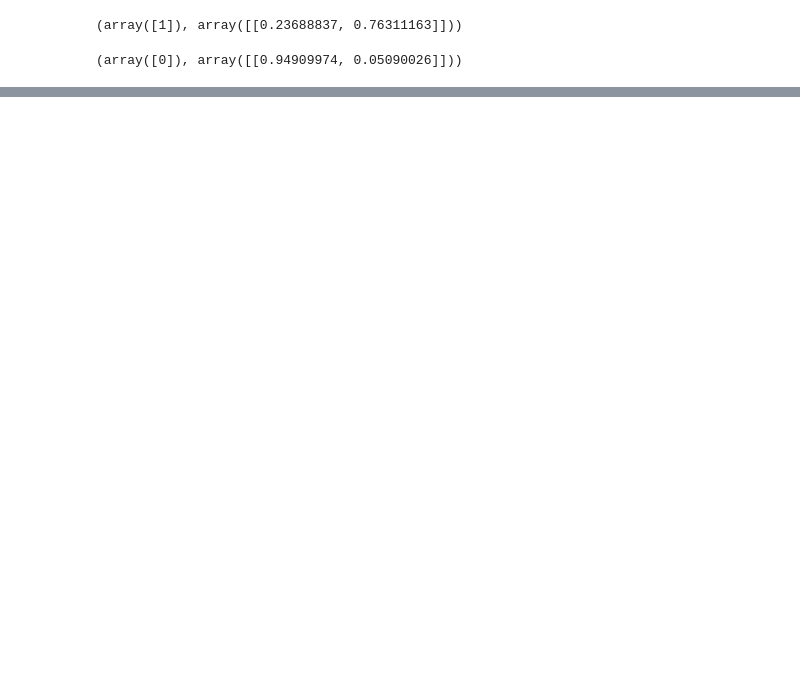
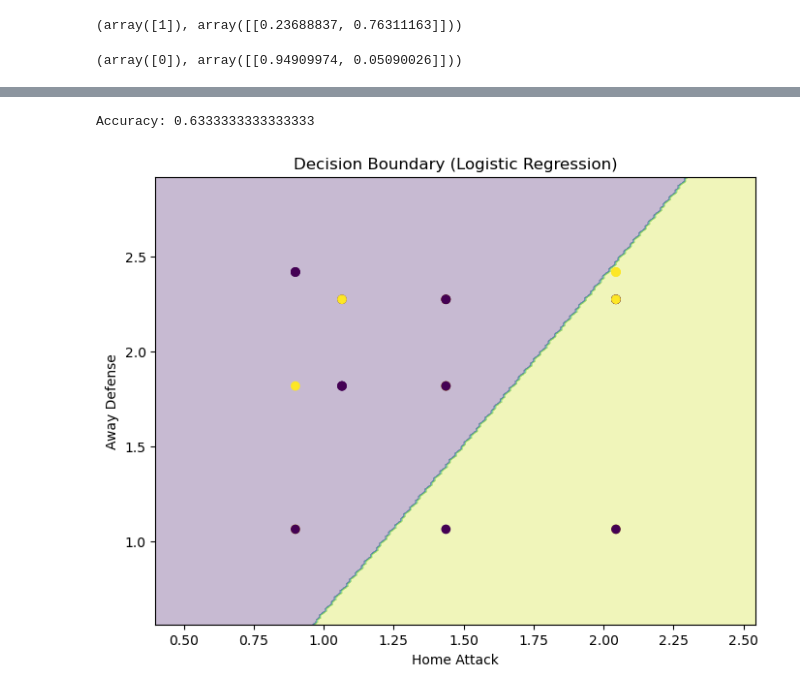
Before and after one commit to k1yuse/fotdata, a Jupyter notebook: FotData_01_Logistic_Model.ipynb, the cells around one changed output, grey strips where cells are left out. Drawn from its saved outputs; the diff is of its cells as text; code cells hidden in the pictures; blank space fills up the shorter version.

Commit message:
update: 100 games model + decision boundary

```diff
--- a/FotData_01_Logistic_Model.ipynb
+++ b/FotData_01_Logistic_Model.ipynb
@@ -136,0 +219,60 @@ model.predict(new_game), model.predict_proba(new_game)
+# %%
+from sklearn.model_selection import train_test_split
+from sklearn.linear_model import LogisticRegression
+from sklearn.metrics import accuracy_score
+
+X = df[["home_attack", "away_defense"]]
+y = df["home_win"]
+
+X_train, X_test, y_train, y_test = train_test_split(
+    X, y, test_size=0.3, random_state=42
+)
+
+model = LogisticRegression()
+model.fit(X_train, y_train)
+
+y_pred = model.predict(X_test)
+
+print("Accuracy:", accuracy_score(y_test, y_pred))
+# %% [output]
+Accuracy: 0.6333333333333333
+# %%
+import matplotlib.pyplot as plt
+import numpy as np
+
+# 1. 격자(grid) 만들기
+x_min, x_max = X["home_attack"].min() - 0.5, X["home_attack"].max() + 0.5
+y_min, y_max = X["away_defense"].min() - 0.5, X["away_defense"].max() + 0.5
+
+xx, yy = np.meshgrid(
+    np.linspace(x_min, x_max, 200),
+    np.linspace(y_min, y_max, 200)
+)
+
+# 2. 모델 예측
+grid = pd.DataFrame(
+    np.c_[xx.ravel(), yy.ravel()],
+    columns=["home_attack", "away_defense"]
+)
+
+Z = model.predict(grid)
+Z = Z.reshape(xx.shape)
+
+
+# 3. 시각화
+plt.figure(figsize=(8,6))
+plt.contourf(xx, yy, Z, alpha=0.3)
+
+# 실제 데이터 표시
+plt.scatter(
+    X_test["home_attack"],
+    X_test["away_defense"],
+    c=y_test,
+)
+
+plt.xlabel("Home Attack")
+plt.ylabel("Away Defense")
+plt.title("Decision Boundary (Logistic Regression)")
+plt.show()
+# %% [output]
+[figure, added]
```
Also changed, not shown: parts of 9 cells of this notebook.
